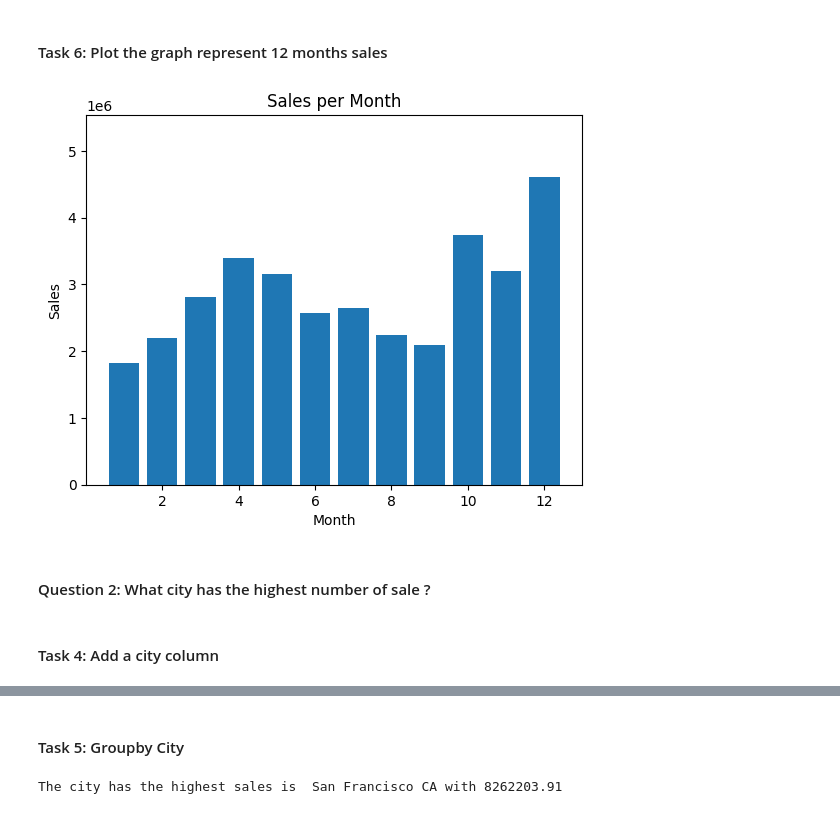
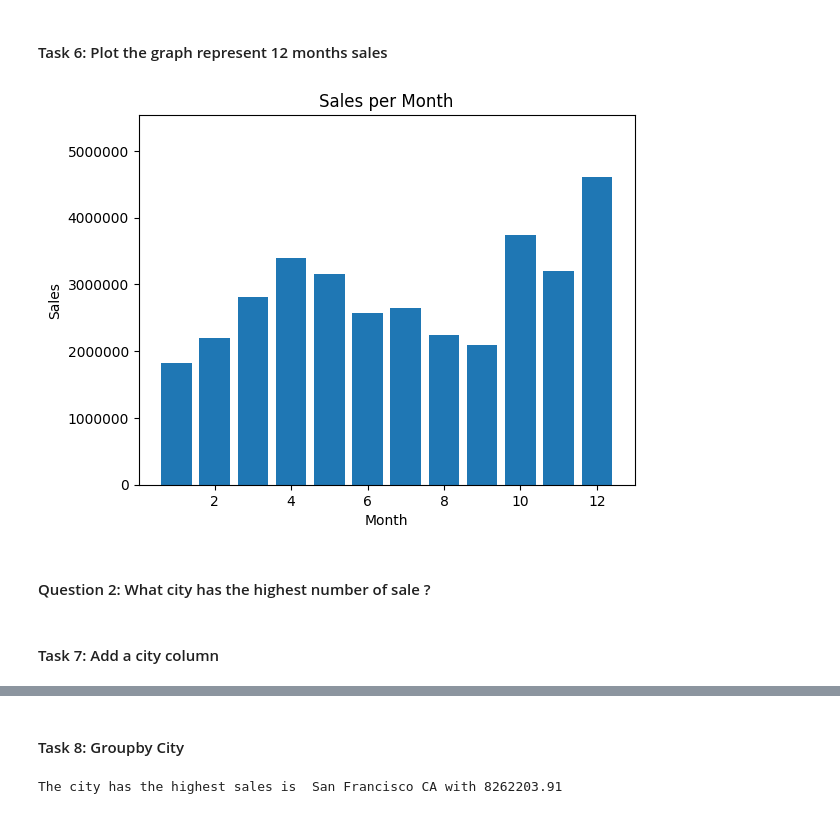
Before and after one commit to emilyle91/sales-analysis, a Jupyter notebook: Sales_Analysis.ipynb, the cells around one changed output, grey strips where cells are left out. Drawn from its saved outputs; the diff is of its cells as text; code cells hidden in the pictures.

```diff
--- a/Sales_Analysis.ipynb
+++ b/Sales_Analysis.ipynb
@@ -76,24 +76,27 @@ The maximum sales is 4613443.34 in 12.
 # %%
 import matplotlib.pyplot as plt
 
 result = all_data.groupby('Month').sum()
 months = result.index
 sales = result['Sales']
 
+
 fig, ax = plt.subplots()
 ax.bar(months, sales)
+ax.yaxis.get_major_formatter().set_scientific(False)
+ax.yaxis.get_major_formatter().set_useOffset(False)
 ax.set_xlabel('Month')
 ax.set_ylabel('Sales')
 ax.set_title('Sales per Month')
 ax.set_ylim([0, 1.2*max(sales)])
 
 plt.show()
 # %% [output]
-[figure, old version]
+[figure, new version]
 # %% [markdown]
 #### Question 2: What city has the highest number of sale ?
 # %% [markdown]
-#### Task 4: Add a city column
+#### Task 7: Add a city column
 # %%
 # all_data["Purchase Address"] = all_data["Purchase Address"].astype(str)
 # all_data['City'] = all_data["Purchase Address"].apply(lambda x: x.split(',')[1])
@@ -118,7 +121,7 @@ all_data.head(5)
 | 4 | 176560 | Wired Headphones | 1 | 11.99 | 04/12/19 14:38 | 669 Spruce St, Los Angeles, CA 90001 | 4 | 11.99 | ... |
 | 5 | 176561 | Wired Headphones | 1 | 11.99 | 04/30/19 09:27 | 333 8th St, Los Angeles, CA 90001 | 4 | 11.99 | ... |
 # %% [markdown]
-#### Task 5: Groupby City
+#### Task 8: Groupby City
 # %%
 result1 = all_data.groupby('City').sum()
 max_sales1 = result1["Sales"].max()
```
Also changed, not shown: parts of 10 cells of this notebook.
